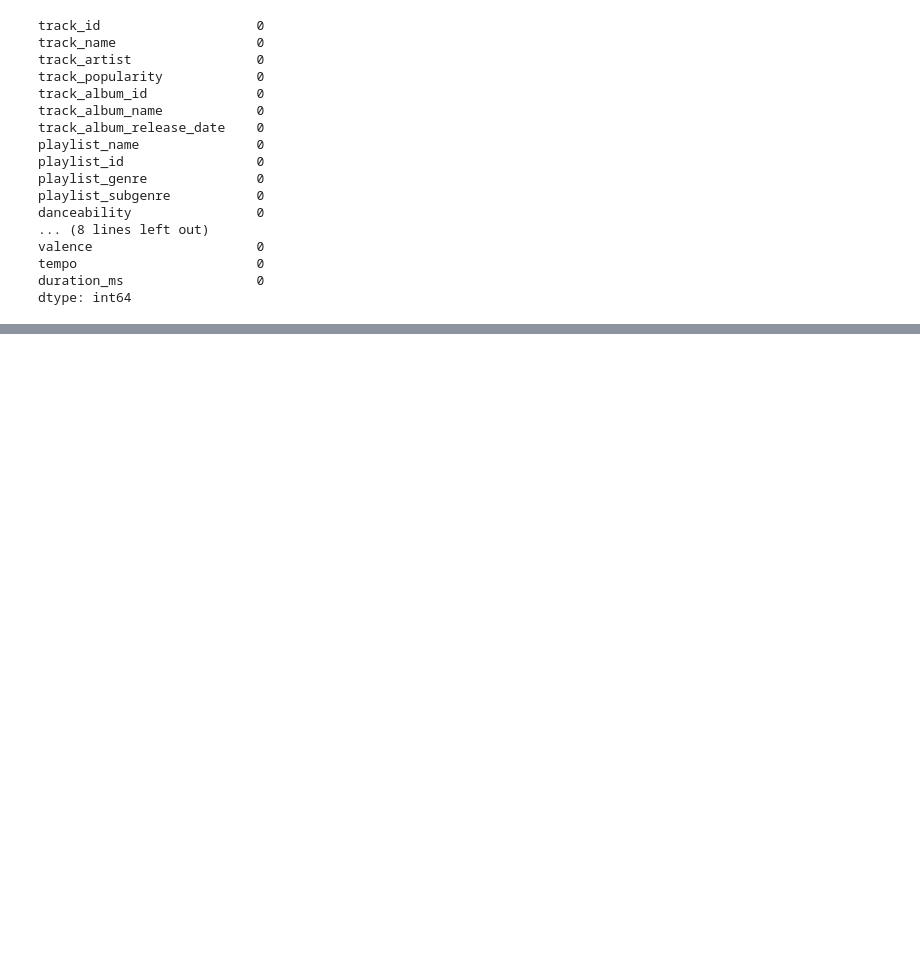
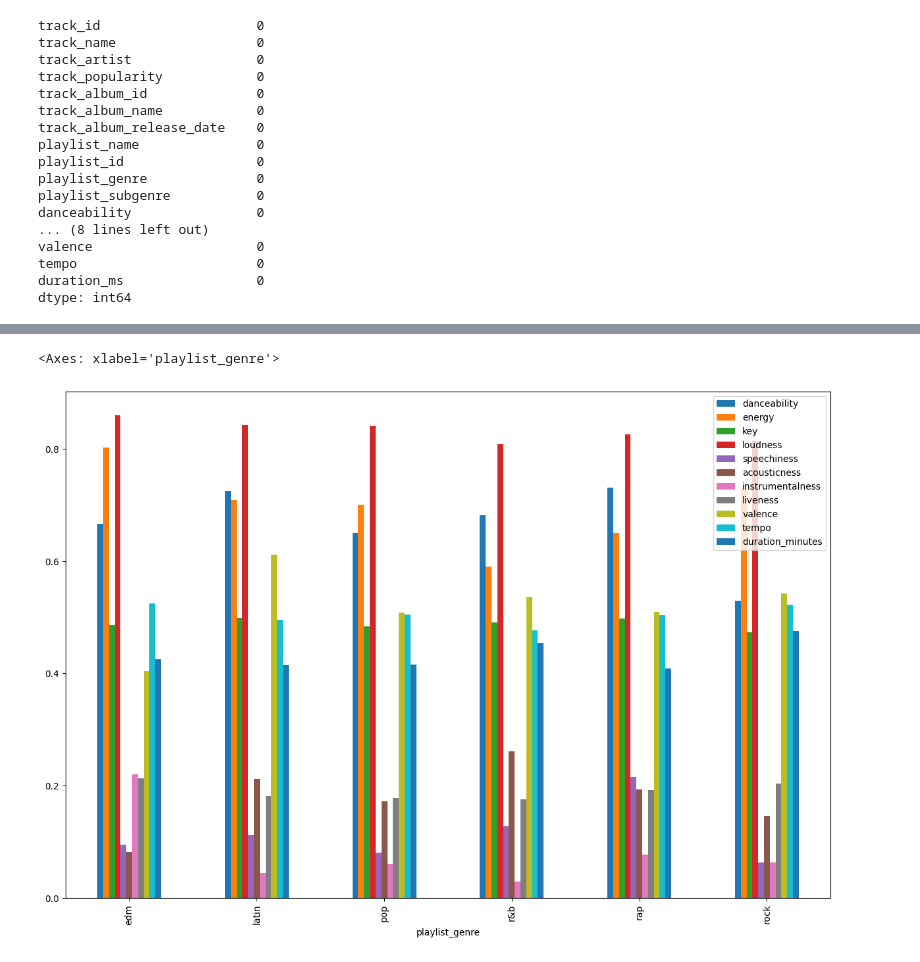
Before and after one commit to riwanahas/runreco, a Jupyter notebook: spotify_reco/models/spotify_reco_model_1.ipynb, the cells around one changed output, grey strips where cells are left out. Cells and saved outputs as stored; diff of their text form; code cells hidden in the pictures; blank space fills up the shorter version.

```diff
--- a/spotify_reco/models/spotify_reco_model_1.ipynb
+++ b/spotify_reco/models/spotify_reco_model_1.ipynb
@@ -106,0 +151,4 @@ Name: tempo, dtype: float64
+# %%
+df['duration_minutes'] = (df['duration_ms'] / 60000).round(2)
+# %%
+df.drop(columns=['duration_ms'], inplace=True)
@@ -106,0 +169,21 @@ Name: tempo, dtype: float64
+# %%
+df.drop('mode', axis=1, inplace=True) #this column is irrelevant + there are only two categories thus it can't really add that much value.
+# %%
+from sklearn.preprocessing import MinMaxScaler
+
+numeric_columns = ['danceability', 'energy', 'key', 'loudness', 'speechiness',
+       'acousticness', 'instrumentalness', 'liveness', 'valence', 'tempo',
+       'duration_minutes']
+
+# Initialize StandardScaler
+scaler = MinMaxScaler()
+df_compare = df.copy()
+# Apply the scaler
+df_compare[numeric_columns] = scaler.fit_transform(df_compare[numeric_columns])
+# %%
+df_compare.groupby('playlist_genre')[['danceability', 'energy', 'key', 'loudness', 'speechiness',
+       'acousticness', 'instrumentalness', 'liveness', 'valence', 'tempo',
+       'duration_minutes']].mean().plot(kind='bar', figsize=(15, 10))
+# %% [output]
+<Axes: xlabel='playlist_genre'>
+[figure, added]
```
Also changed, not shown: parts of 17 cells of this notebook.
